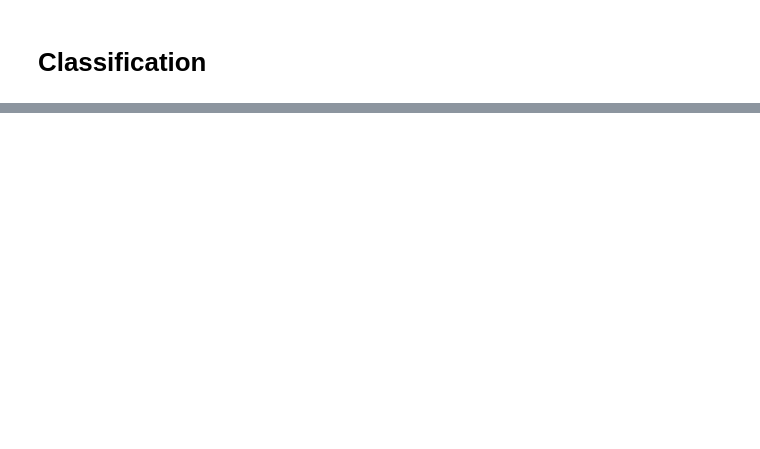
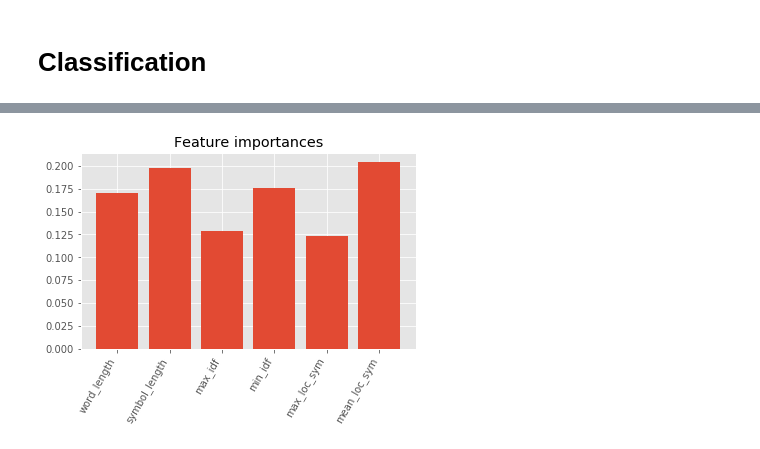
Before and after one commit to leramorozova/DS_Courses, a Jupyter notebook: LingvoDS_sect/DS_Project_sect.ipynb, the cells around one changed output, grey strips where cells are left out. Saved outputs shown, nothing was run; the diff lists cells and outputs as text; code cells hidden in the pictures; blank space fills up the shorter version.

```diff
--- a/LingvoDS_sect/DS_Project_sect.ipynb
+++ b/LingvoDS_sect/DS_Project_sect.ipynb
@@ -513,0 +609,10 @@ for el in cross_val_folds:
+# %%
+importances = forest.feature_importances_
+fig = plt.figure()
+plt.title("Feature importances")
+plt.bar(X.columns, importances)
+plt.xticks(X.columns)
+fig.autofmt_xdate(rotation = 60)
+plt.show()
+# %% [output]
+[figure, added]
```
Also changed, not shown: parts of 19 cells of this notebook, 1 other file.
